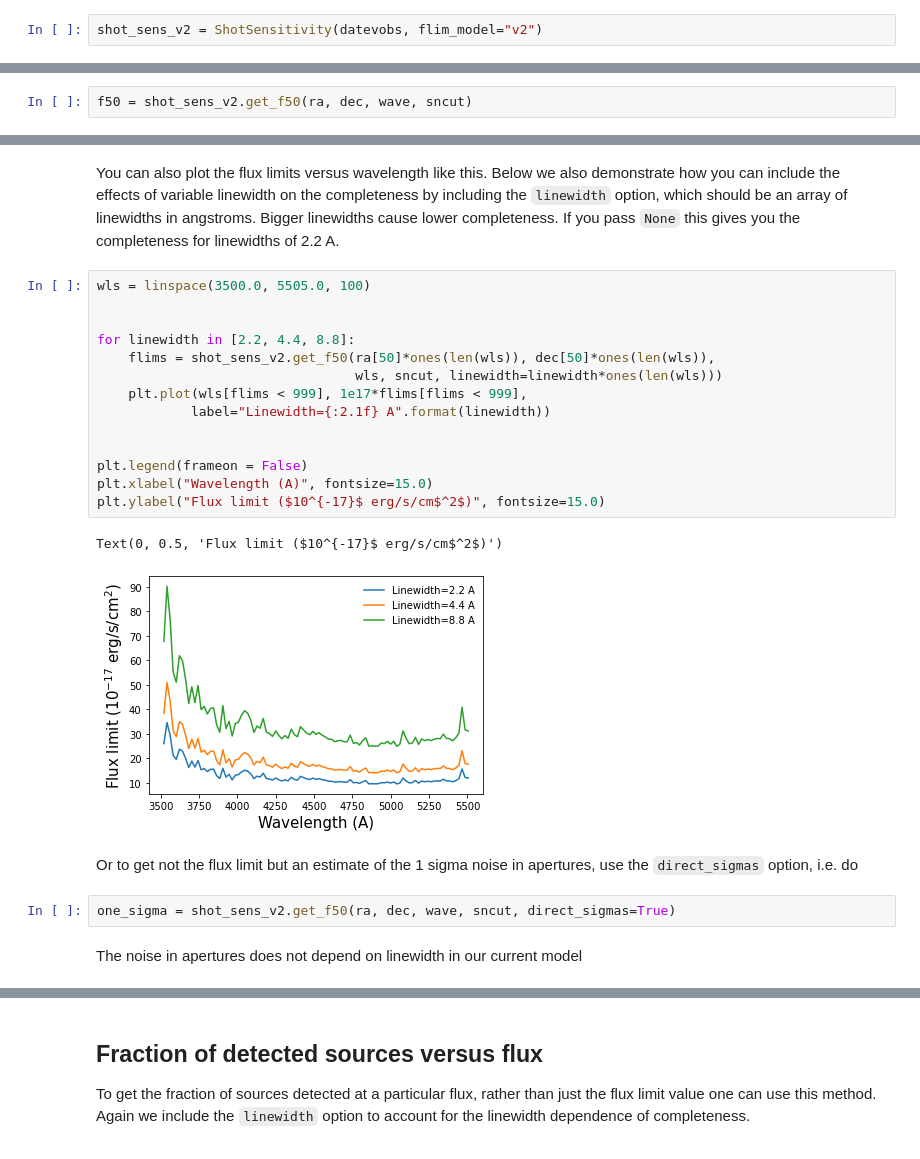
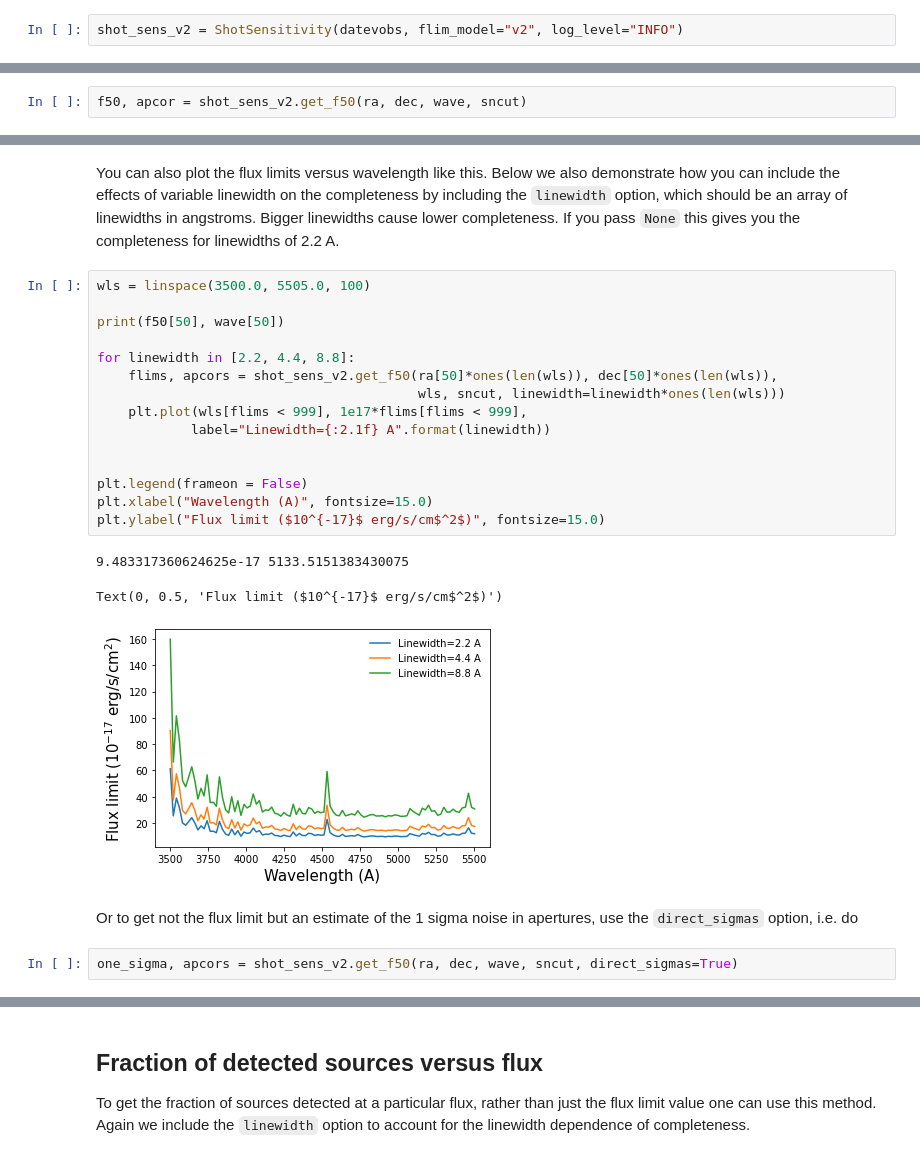
Before and after one commit to HETDEX/hetdex_api, a Jupyter notebook: notebooks/api-notebooks/16-Getting_Flux_Limits_From_The_API.ipynb, the cells around one changed output, grey strips where cells are left out. Cells and saved outputs as stored; diff of their text form.

Commit message:
notebooks/api-notebooks/16-Getting_Flux_Limits_From_The_API.ipynb: Updated to show aperture correction and latest                                                                    results

```diff
--- a/notebooks/api-notebooks/16-Getting_Flux_Limits_From_The_API.ipynb
+++ b/notebooks/api-notebooks/16-Getting_Flux_Limits_From_The_API.ipynb
@@ -48,4 +48,4 @@ sncut = 5.0
 # %% [markdown]
 You can specify a `flim_model`. This sets the scaling between the noise from the fibers and the completeness. The current version is `v2`. If you leave this out it will default to the latest version.
 # %%
-shot_sens_v2 = ShotSensitivity(datevobs, flim_model="v2")
+shot_sens_v2 = ShotSensitivity(datevobs, flim_model="v2", log_level="INFO")
@@ -61,5 +69,5 @@ Find the flux at 50\% completeness.
 # %%
-f50 = shot_sens_v2.get_f50(ra, dec, wave, sncut)
+f50, apcor = shot_sens_v2.get_f50(ra, dec, wave, sncut)
 # %% [markdown]
 Select points with sensible flux limits (i.e. falling in IFUs and not masked)
 # %%
@@ -84,23 +93,23 @@ gives you the completeness for linewidths of 2.2 A.
 # %%
 wls = linspace(3500.0, 5505.0, 100)
 
+print(f50[50], wave[50])
 
 for linewidth in [2.2, 4.4, 8.8]:
-    flims = shot_sens_v2.get_f50(ra[50]*ones(len(wls)), dec[50]*ones(len(wls)),
-                                 wls, sncut, linewidth=linewidth*ones(len(wls)))
+    flims, apcors = shot_sens_v2.get_f50(ra[50]*ones(len(wls)), dec[50]*ones(len(wls)),
+                                         wls, sncut, linewidth=linewidth*ones(len(wls)))
     plt.plot(wls[flims < 999], 1e17*flims[flims < 999],
             label="Linewidth={:2.1f} A".format(linewidth))
 
 
 plt.legend(frameon = False)
 plt.xlabel("Wavelength (A)", fontsize=15.0)
 plt.ylabel("Flux limit ($10^{-17}$ erg/s/cm$^2$)", fontsize=15.0)
 # %% [output]
-Text(0, 0.5, 'Flux limit ($10^{-17}$ erg/s/cm$^2$)')
+9.483317360624625e-17 5133.5151383430075
+Text(0, 0.5, 'Flux limit ($10^{-17}$ erg/s/cm$^2$)')
-[figure, old version]
+[figure, new version]
 # %% [markdown]
 Or to get not the flux limit but an estimate of the 1 sigma noise in apertures, use the `direct_sigmas` option, i.e. do
 # %%
-one_sigma = shot_sens_v2.get_f50(ra, dec, wave, sncut, direct_sigmas=True)
+one_sigma, apcors = shot_sens_v2.get_f50(ra, dec, wave, sncut, direct_sigmas=True)
-# %% [markdown]
-The noise in apertures does not depend on linewidth in our current model
```
Also changed, not shown: parts of 31 cells of this notebook.
